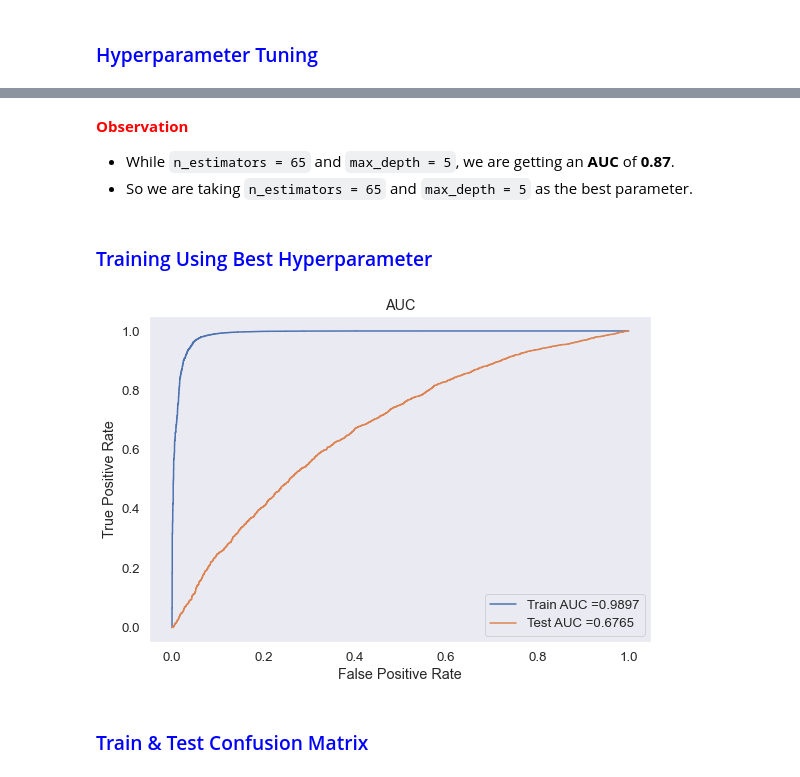
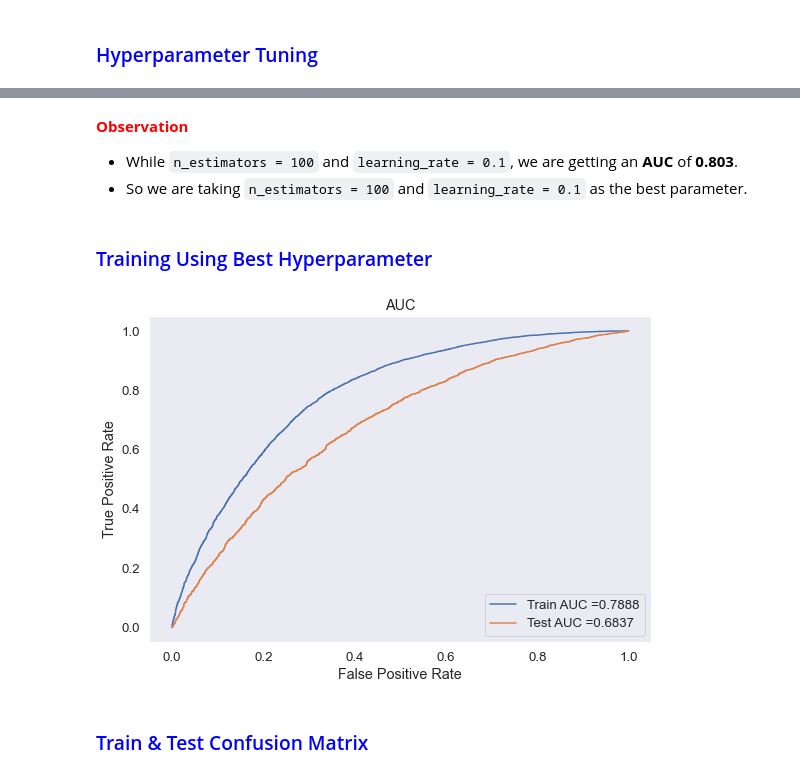
Before and after one commit to jishnukoliyadan/AAIC_Course_Works, a Jupyter notebook: 13_GBDT_Donors_choose/13_GBDT_Donors_choose_With_PreProcessing.ipynb, the cells around one changed output, grey strips where cells are left out. Cells and saved outputs as stored; diff of their text form; code cells hidden in the pictures.

```diff
--- a/13_GBDT_Donors_choose/13_GBDT_Donors_choose_With_PreProcessing.ipynb
+++ b/13_GBDT_Donors_choose/13_GBDT_Donors_choose_With_PreProcessing.ipynb
@@ -679,7 +679,9 @@ sentiment score for sentence 3 {'neg': 0.0, 'neu': 1.0, 'pos': 0.0, 'compound':
 # %% [markdown]
 ## 1.1 Loading Data
 # %%
-data = pd.read_csv('processed_data.csv', nrows = 36000)
+nrows_ = 40000
+
+data = pd.read_csv('processed_data.csv', nrows = nrows_)
 # %%
 msno.bar(data)
 plt.show()
@@ -1295,9 +1297,8 @@ TFIDF stack test shape  :  (10800, 28025)
 
 gbdt = GradientBoostingClassifier()
 
-parameters= {'max_depth' : [2, 3, 5, 7, 8, 10],
-             'n_estimators' : [10, 25, 65, 125, 250, 500],
-             'learning_rate' : [0.001, 0.03, 0.075, 0.1, 0.2, 0.3]}
+parameters= {'n_estimators' : [5, 10, 50, 75, 100, 200],
+             'learning_rate' : [0.0001, 0.001, 0.01, 0.1, 0.2, 0.3]}
 
 clf = RandomizedSearchCV(gbdt, parameters, cv = 5, scoring = 'roc_auc',
                          return_train_score = True, n_jobs =-1)
@@ -1308,11 +1309,9 @@ best_params_tfidf = r_search.best_params_
 print(f'Best parameters fron TF-IDF model : \n{best_params_tfidf}')
 
 tfidf_n_estimators = best_params_tfidf['n_estimators']
-tfidf_max_depth = best_params_tfidf['max_depth']
 tfidf_learning_rate = best_params_tfidf['learning_rate']
 
 data = {'param_n_estimators' : r_search.cv_results_['param_n_estimators'],
-        'param_max_depth' : r_search.cv_results_['param_max_depth'],
         'param_learning_rate' : r_search.cv_results_['param_learning_rate'],
         'mean_train_score' : r_search.cv_results_['mean_train_score'],
         'mean_test_score' : r_search.cv_results_['mean_test_score']
@@ -1364,7 +1362,7 @@ plt.show()
 # https://scikit-learn.org/stable/modules/generated/sklearn.ensemble.GradientBoostingClassifier.html
 
 tfidf_gbdt = GradientBoostingClassifier(
-                    n_estimators = tfidf_n_estimators, max_depth = tfidf_max_depth,
+                    n_estimators = tfidf_n_estimators,
                     learning_rate = tfidf_learning_rate)
 
 tfidf_gbdt.fit(tfidf_stack_train, y_train)
@@ -1500,9 +1497,8 @@ TFIDF-W2V stack test shape      :  (10800, 7227)
 
 gbdt = GradientBoostingClassifier()
 
-parameters= {'max_depth' : [2, 3, 5, 7, 8, 10],
-             'n_estimators' : [10, 25, 65, 125, 250, 500],
-             'learning_rate' : [0.001, 0.03, 0.075, 0.1, 0.2, 0.3]}
+parameters= {'n_estimators' : [5, 10, 50, 75, 100, 200],
+             'learning_rate' : [0.0001, 0.001, 0.01, 0.1, 0.2, 0.3]}
 
 clf = RandomizedSearchCV(gbdt, parameters, cv = 5, scoring = 'roc_auc',
                          return_train_score = True, n_jobs =-1)
@@ -1513,11 +1509,9 @@ best_params_tfidf_w2v = r_search.best_params_
 print(f'Best parameters fron TF-IDF W2V model : \n{best_params_tfidf_w2v}')
 
 tfidf_w2v_n_estimators = best_params_tfidf_w2v['n_estimators']
-tfidf_w2v_max_depth = best_params_tfidf_w2v['max_depth']
 tfidf_w2v_learning_rate = best_params_tfidf_w2v['learning_rate']
 
 data = {'param_n_estimators' : r_search.cv_results_['param_n_estimators'],
-        'param_max_depth' : r_search.cv_results_['param_max_depth'],
         'param_learning_rate' : r_search.cv_results_['param_learning_rate'],
         'mean_train_score' : r_search.cv_results_['mean_train_score'],
         'mean_test_score' : r_search.cv_results_['mean_test_score']
@@ -1559,43 +1553,43 @@ plt.show()
 # %% [markdown]
 **<font color='red'>Observation</font>**
 
-- While `n_estimators = 65` and `max_depth = 5`, we are getting an **AUC** of **0.87**.
-- So we are taking `n_estimators = 65` and `max_depth = 5` as the best parameter.
+- While `n_estimators = 100` and `learning_rate = 0.1`, we are getting an **AUC** of **0.803**.
+- So we are taking `n_estimators = 100` and `learning_rate = 0.1` as the best parameter.
 # %% [markdown]
 ### <font color = 'blue'>Training Using Best Hyperparameter</font>
 # %%
 # https://scikit-learn.org/stable/modules/generated/sklearn.metrics.roc_curve.html
 # https://scikit-learn.org/stable/modules/generated/sklearn.ensemble.GradientBoostingClassifier.html
 
 tfidf_w2v_gbdt = GradientBoostingClassifier(
-                    n_estimators = tfidf_w2v_n_estimators, max_depth = tfidf_w2v_max_depth,
+                    n_estimators = tfidf_w2v_n_estimators,
                     learning_rate = tfidf_w2v_learning_rate)
 
 tfidf_w2v_gbdt.fit(tfidf_w2v_stack_train, y_train)
 
 y_train_pred_tfidf_w2v = tfidf_w2v_gbdt.predict_proba(tfidf_w2v_stack_train)[:,1]
 y_test_pred_tfidf_w2v = tfidf_w2v_gbdt.predict_proba(tfidf_w2v_stack_test)[:,1]
 
 # https://scikit-learn.org/stable/modules/generated/sklearn.metrics.roc_curve.html
 train_fpr, train_tpr, tr_thresholds = roc_curve(y_train, y_train_pred_tfidf_w2v)
 test_fpr, test_tpr, te_thresholds = roc_curve(y_test, y_test_pred_tfidf_w2v)
 
 auc_train_set2 = auc(train_fpr, train_tpr)
 auc_test_set2 = auc(test_fpr, test_tpr)
 
 #Reference : DonorchooseNB assignment
 plt.figure(figsize = (9,6))
 plt.plot(train_fpr, train_tpr, label="Train AUC ="+str(round(auc_train_set2,4)))
 plt.plot(test_fpr, test_tpr, label="Test AUC ="+str(round(auc_test_set2,4)))
 
 plt.xlabel('False Positive Rate')
 plt.ylabel('True Positive Rate')
 plt.title('AUC')
 plt.grid()
 plt.legend(loc=4)
 plt.show()
 # %% [output]
-[figure, old version]
+[figure, new version]
 # %% [markdown]
 ### <font color = 'blue'>Train & Test Confusion Matrix</font>
 # %%
```
Also changed, not shown: parts of 32 cells of this notebook, 1 other file.
